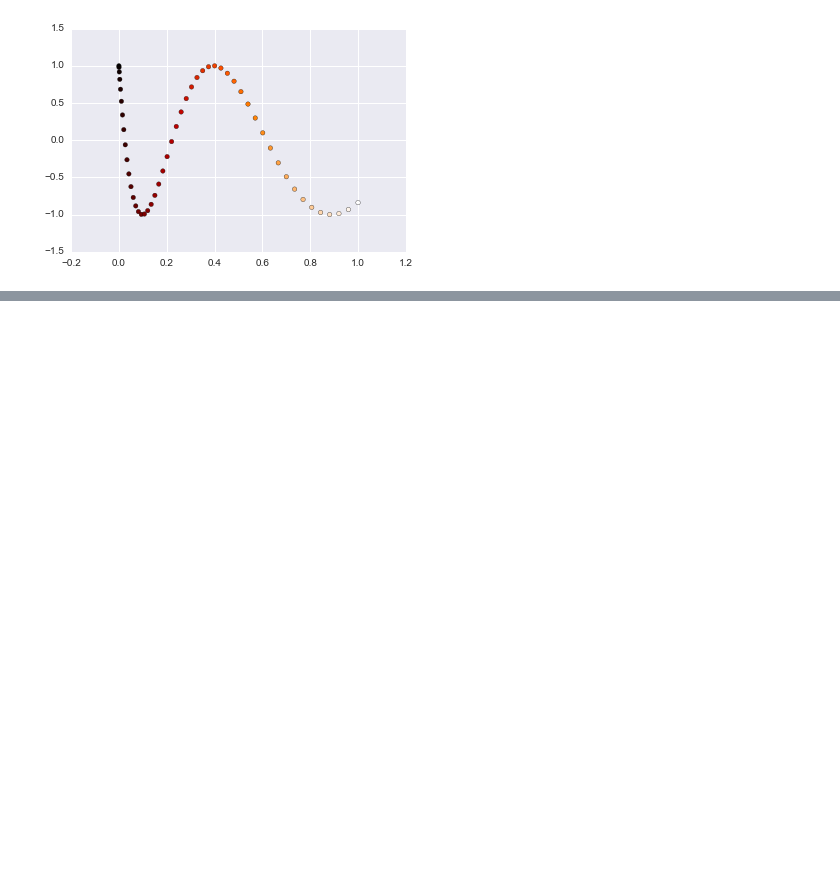
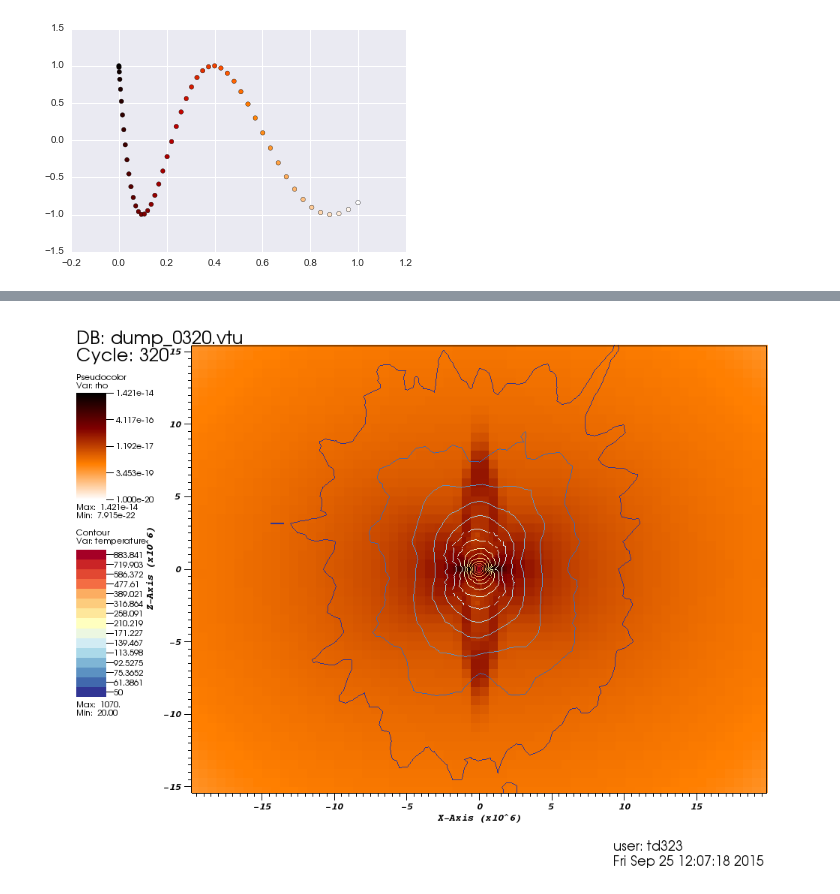
Before and after one commit to Womble/notebooks, a Jupyter notebook: logbooks/Sept15.ipynb, the cells around one changed output, grey strips where cells are left out. Saved outputs shown, nothing was run; the diff lists cells and outputs as text; code cells hidden in the pictures; blank space fills up the shorter version.

```diff
--- a/logbooks/Sept15.ipynb
+++ b/logbooks/Sept15.ipynb
@@ -18,0 +73,5 @@ Populating the interactive namespace from numpy and matplotlib
+# %%
+from IPython.display import Image
+Image(filename='outflowLaunch.png')
+# %% [output]
+[figure, added]
```
Also changed, not shown: parts of 8 cells of this notebook, 8 other files.
